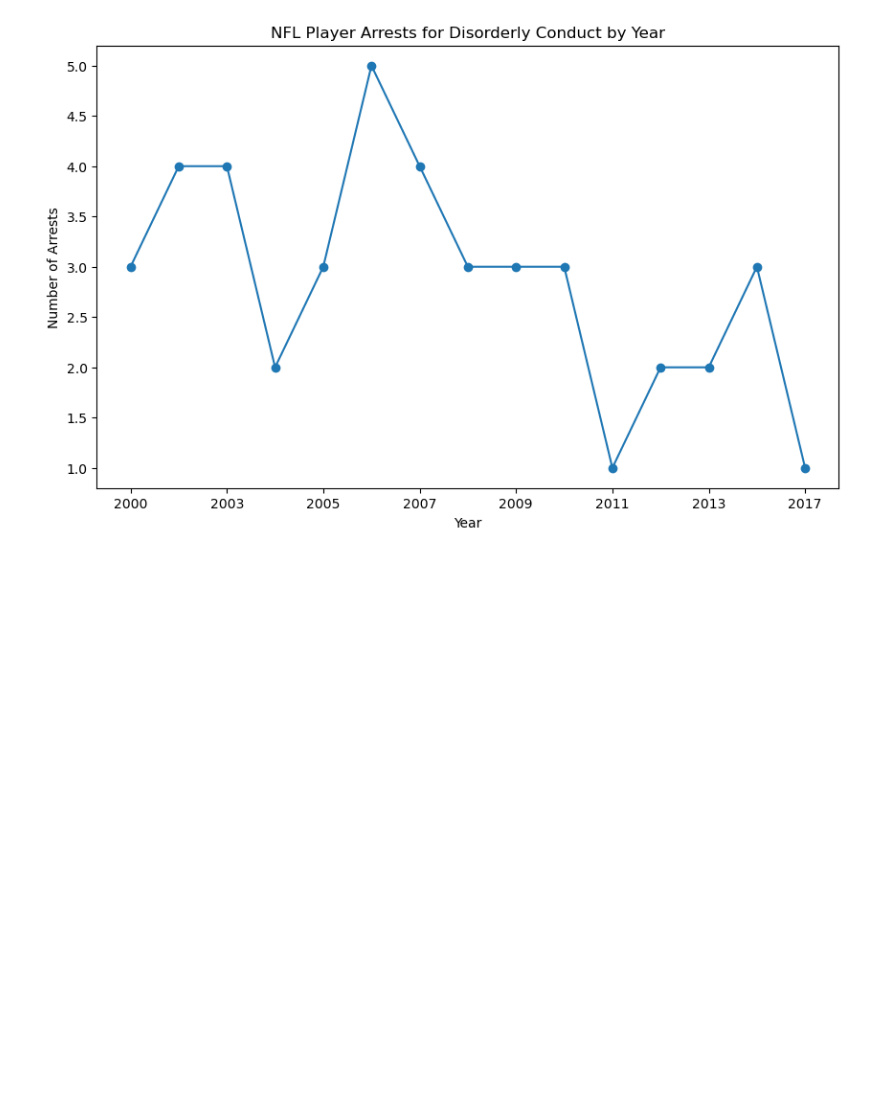
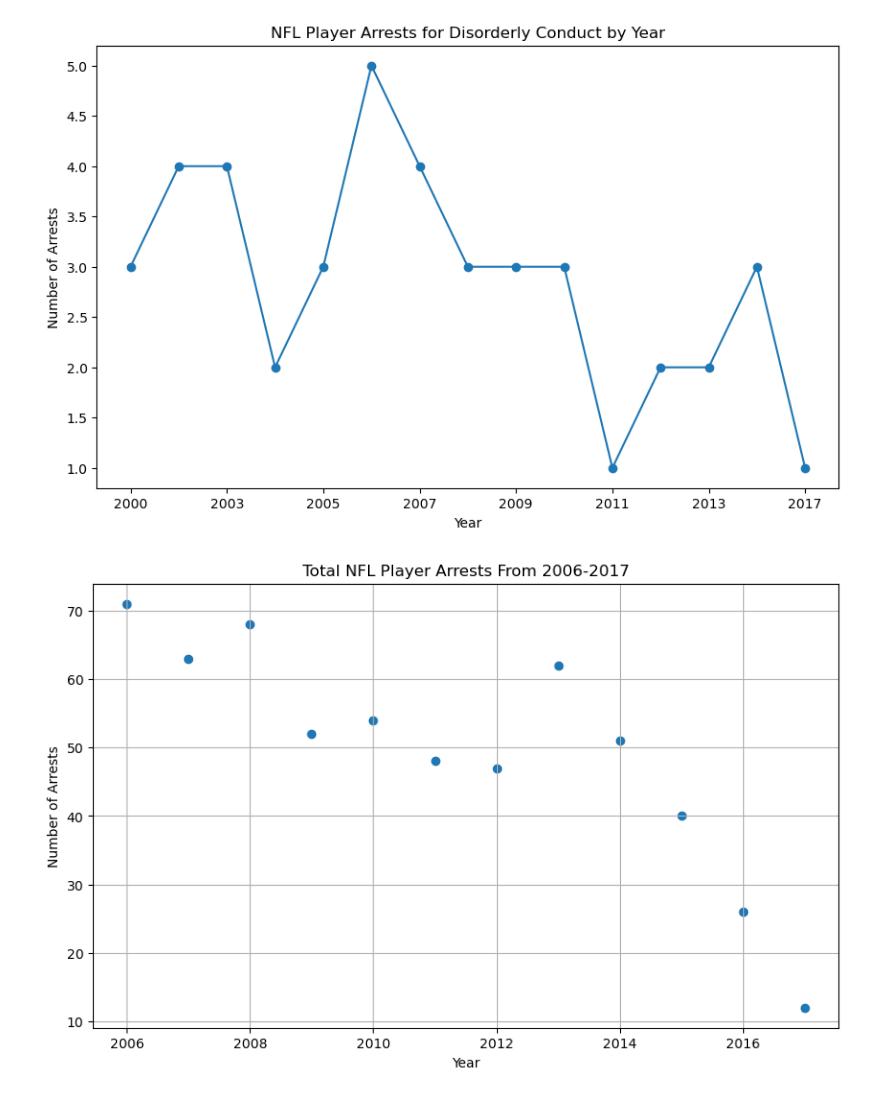
Before and after one commit to jystyn/nfl_arrest_analysis, a Jupyter notebook: 01_charts.ipynb, the cells around one changed output. Saved outputs shown, nothing was run; the diff lists cells and outputs as text; code cells hidden in the pictures; blank space fills up the shorter version.

```diff
--- a/01_charts.ipynb
+++ b/01_charts.ipynb
@@ -132,3 +133,20 @@ plt.ylabel("Number of Arrests")
 plt.show()
 # %% [output]
 [figure]
+# %%
+# Convert index to float type
+arrests_by_year = arrest_data.groupby("YEAR").size()
+arrests_by_year.index = arrests_by_year.index.astype(float)
+
+# Filter years
+arrests_by_year_filtered = arrests_by_year[(arrests_by_year.index >= 2006) & (arrests_by_year.index <= 2017)]
+
+plt.figure(figsize=(10, 6))
+plt.scatter(arrests_by_year_filtered.index, arrests_by_year_filtered.values)
+plt.title('Total NFL Player Arrests From 2006-2017')
+plt.xlabel('Year')
+plt.ylabel('Number of Arrests')
+plt.grid(True)
+plt.show()
+# %% [output]
+[figure, added]
```
Also changed, not shown: parts of 2 cells of this notebook.
